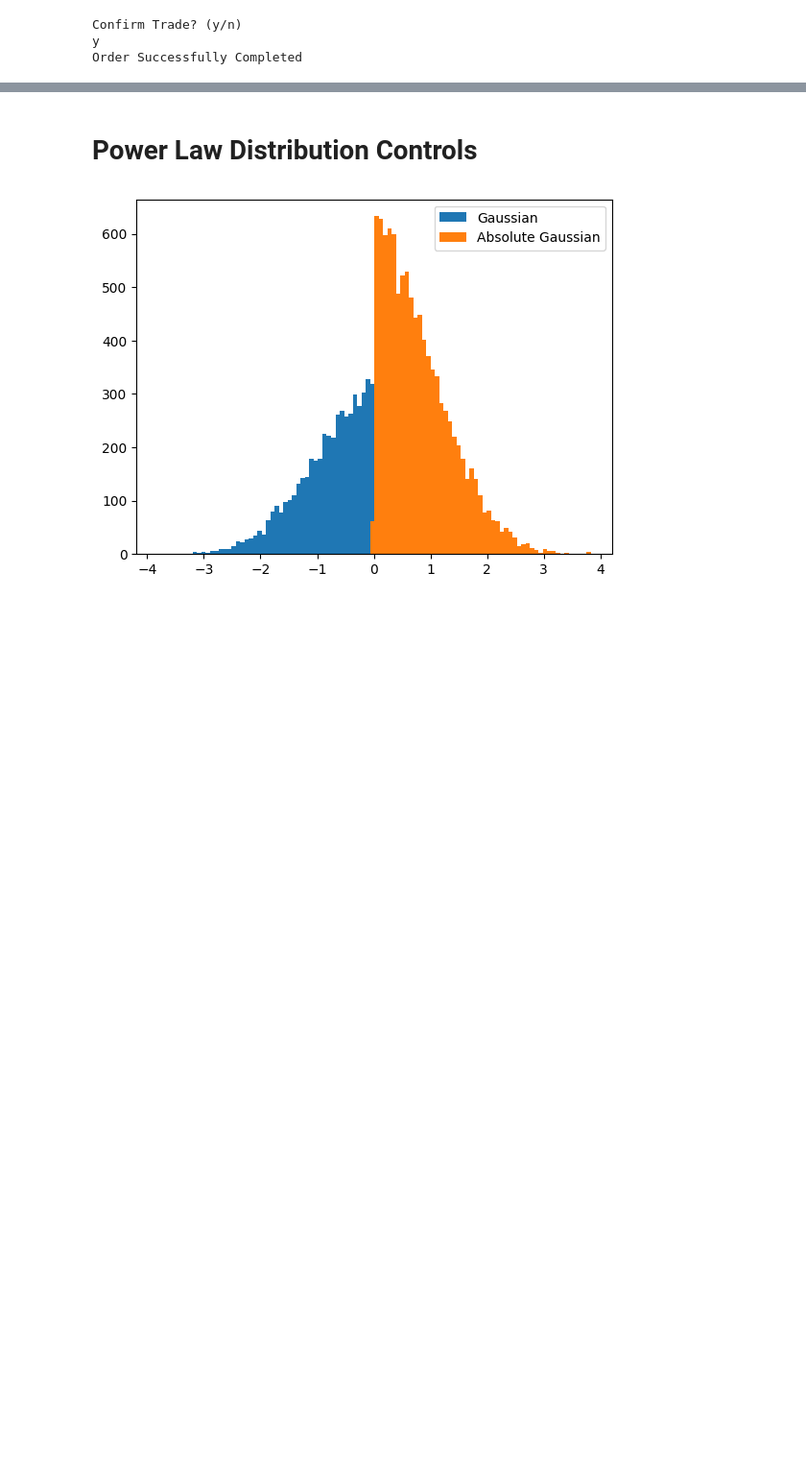
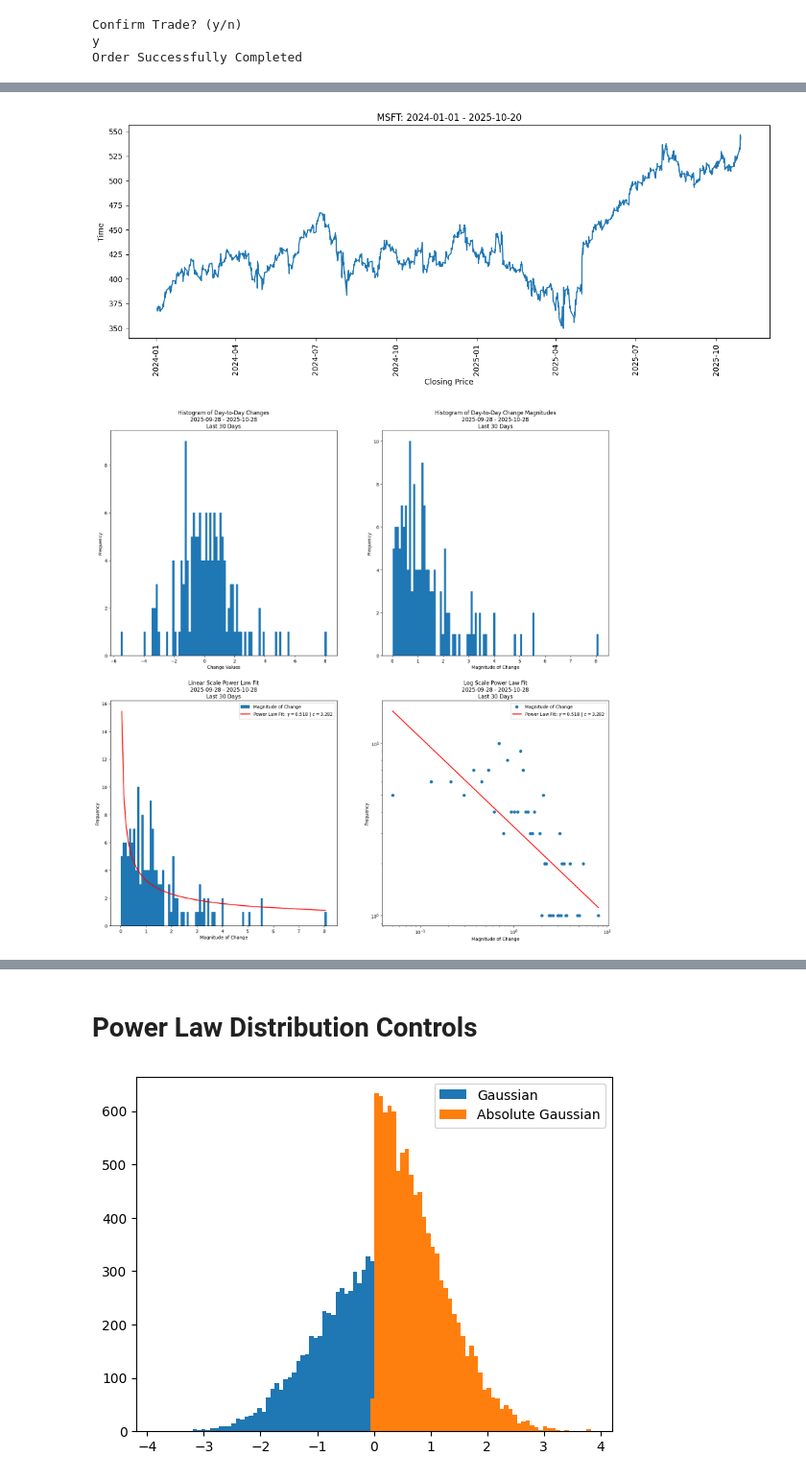
Before and after one commit to Omairss/spectral_nature, a Jupyter notebook: notebooks/alpaca_playbook.ipynb, the cells around one changed output, grey strips where cells are left out. Shown at 96% size. Drawn from its saved outputs; the diff is of its cells as text; code cells hidden in the pictures; blank space fills up the shorter version.

```diff
--- a/notebooks/alpaca_playbook.ipynb
+++ b/notebooks/alpaca_playbook.ipynb
@@ -251,0 +153,9 @@ plt.show()
+# %%
+get_historical_magnitude_plots(symbol = 'MSFT',
+                                timeframe = '1H',
+                                historical_start_date = '2024-01-01',
+                                historical_end_date = 'now',
+                                day_offsets = [30, 60, 90, 180])
+# %% [output]
+[figure, added]
+[figure, added]
```
Also changed, not shown: parts of 16 cells of this notebook, 2 other files.
